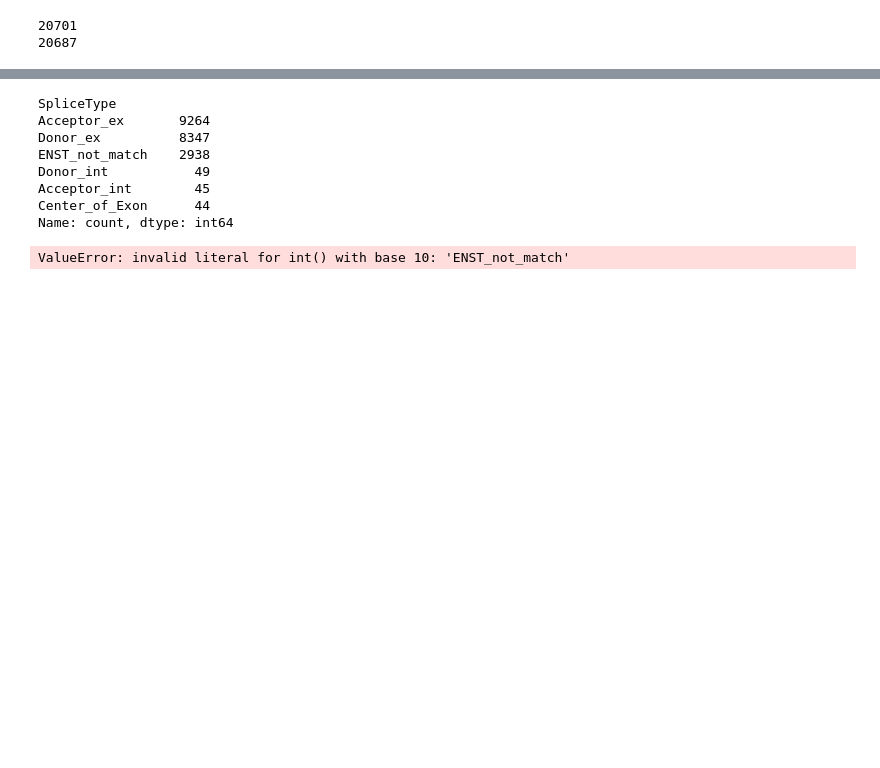
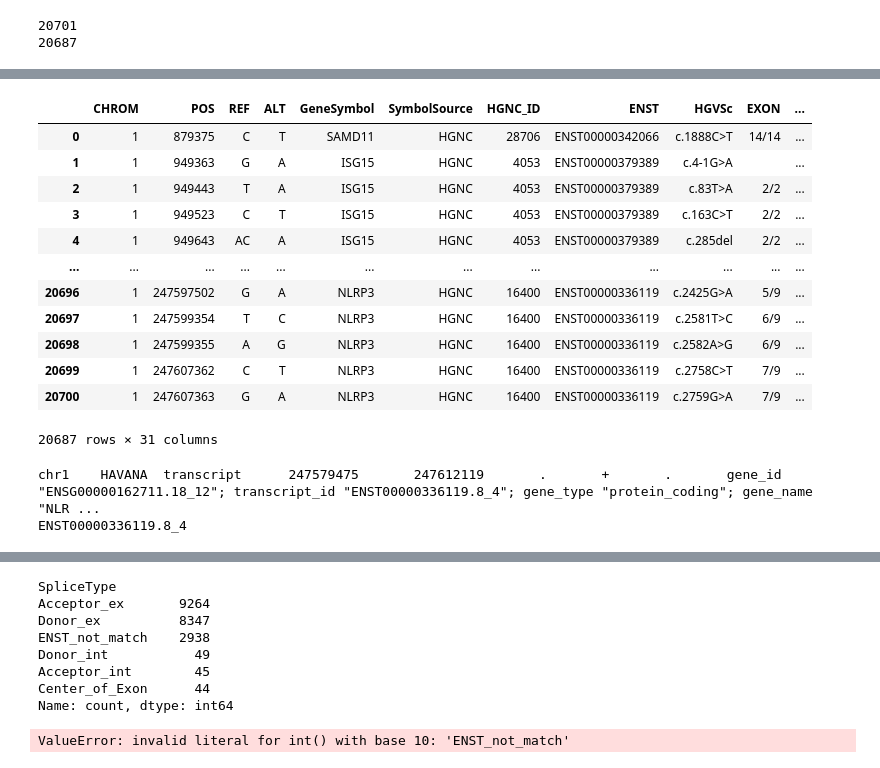
Before and after one commit to ysut/dev, a Jupyter notebook: ValidationData/TP/additional/hgmd_non_splicing.ipynb, the cells around one changed output, grey strips where cells are left out. Cells and saved outputs as stored; diff of their text form; code cells hidden in the pictures; blank space fills up the shorter version.

```diff
--- a/ValidationData/TP/additional/hgmd_non_splicing.ipynb
+++ b/ValidationData/TP/additional/hgmd_non_splicing.ipynb
@@ -179,0 +234,14 @@ ValueError: Database file /resources/DBs/gencode.v43lift37.annotation.gtf.db doe
+# %%
+df = pd.read_pickle('splai_vep_vcfs/hgmd_dm/all_DM_chr1.splai.vep.enst.pkl')
+
+#6.   Parising SpliceAI results (For PVS1 decision tree)
+logger.info('Parsing SpliceAI results...')
+## Thresholds configuration
+TH_min_sALDL, TH_max_sALDL = 0.02, 0.2
+TH_min_sAGDG, TH_max_sAGDG = 0.01, 0.05
+TH_min_GExon, TH_max_GExon = 25, 500
+TH_sAG, TH_sDG = 0.2, 0.2
+
+#6-1. Annotate Exon/Intron position information
+df['ExInt_INFO'] = df.progress_apply(
+    splaiparser.calc_exint_info, db=db, db_intron=db_intron, axis=1)
@@ -179,0 +251,3 @@ ValueError: Database file /resources/DBs/gencode.v43lift37.annotation.gtf.db doe
+# %%
+#6-2. Relative exon location
+df['prc_exon_loc'] = df.parallel_apply(posparser.calc_prc_exon_loc, axis=1)
@@ -179,0 +272,9 @@ ValueError: Database file /resources/DBs/gencode.v43lift37.annotation.gtf.db doe
+# %%
+#5.   Annotate ClinVar varaints interpretations
+logger.info('Annotating ClinVar varaints interpretations...')
+clinvar_file = '../../../Resources/03_ClinVar/variant_summary.snv.grch37.germline.criteria.sort.bed.gz'
+tbx_clinvar = pysam.TabixFile(clinvar_file)
+df['clinvar_same_pos'] = df.progress_apply(anno_clinvar.anno_same_pos_vars,
+                                           tabixfile=tbx_clinvar, axis=1)
+df['clinvar_same_motif'] = df.progress_apply(anno_clinvar.anno_same_motif_vars,
+                                             tabixfile=tbx_clinvar, axis=1)
@@ -179,0 +283,34 @@ ValueError: Database file /resources/DBs/gencode.v43lift37.annotation.gtf.db doe
+# %%
+df
+# %% [output]
+|  | CHROM | POS | REF | ALT | GeneSymbol | SymbolSource | HGNC_ID | ENST | HGVSc | EXON | ... |
+| 0 | 1 | 879375 | C | T | SAMD11 | HGNC | 28706 | ENST00000342066 | c.1888C>T | 14/14 | ... |
+| 1 | 1 | 949363 | G | A | ISG15 | HGNC | 4053 | ENST00000379389 | c.4-1G>A |  | ... |
+| 2 | 1 | 949443 | T | A | ISG15 | HGNC | 4053 | ENST00000379389 | c.83T>A | 2/2 | ... |
+| 3 | 1 | 949523 | C | T | ISG15 | HGNC | 4053 | ENST00000379389 | c.163C>T | 2/2 | ... |
+| 4 | 1 | 949643 | AC | A | ISG15 | HGNC | 4053 | ENST00000379389 | c.285del | 2/2 | ... |
+| ... | ... | ... | ... | ... | ... | ... | ... | ... | ... | ... | ... |
+| 20696 | 1 | 247597502 | G | A | NLRP3 | HGNC | 16400 | ENST00000336119 | c.2425G>A | 5/9 | ... |
+| 20697 | 1 | 247599354 | T | C | NLRP3 | HGNC | 16400 | ENST00000336119 | c.2581T>C | 6/9 | ... |
+| 20698 | 1 | 247599355 | A | G | NLRP3 | HGNC | 16400 | ENST00000336119 | c.2582A>G | 6/9 | ... |
+| 20699 | 1 | 247607362 | C | T | NLRP3 | HGNC | 16400 | ENST00000336119 | c.2758C>T | 7/9 | ... |
+| 20700 | 1 | 247607363 | G | A | NLRP3 | HGNC | 16400 | ENST00000336119 | c.2759G>A | 7/9 | ... |
+20687 rows × 31 columns
+# %%
+query_chr = 'chr1'
+query_pos = 247599354
+query_enst = 'ENST00000336119'
+query_region = (query_chr, query_pos-1, query_pos)
+
+# def fetch_enst_full(enst: str) -> str:
+
+for transcript in db.region(region=query_region, featuretype='transcript'):
+    if transcript.id.startswith(query_enst):
+        print(transcript)
+        print(transcript.id)
+    # print(transcript)
+    # print(transcript.id)
+    # break
+# %% [output]
+chr1    HAVANA  transcript      247579475       247612119       .       +       .       gene_id "ENSG00000162711.18_12"; transcript_id "ENST00000336119.8_4"; gene_type "protein_coding"; gene_name "NLR ...
+ENST00000336119.8_4
```
Also changed, not shown: parts of 14 cells of this notebook, 5 other files.
